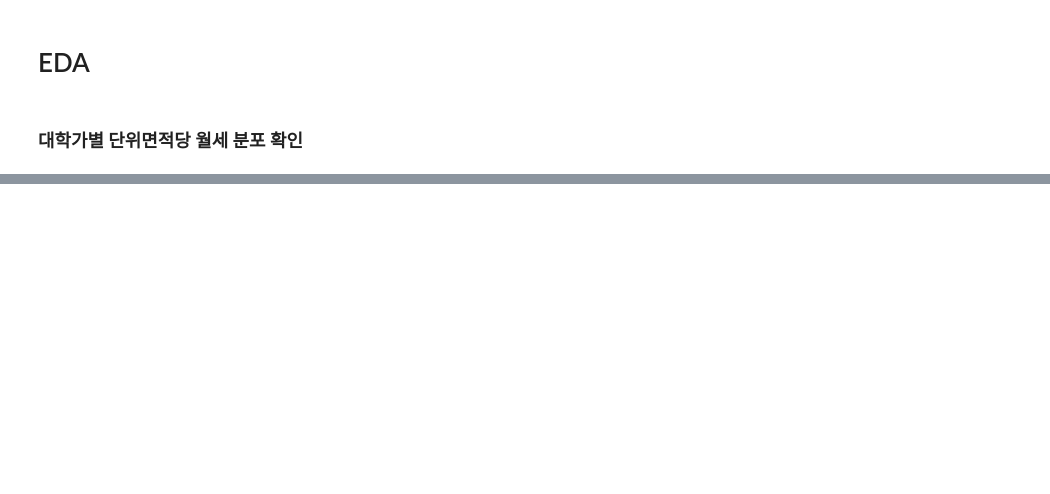
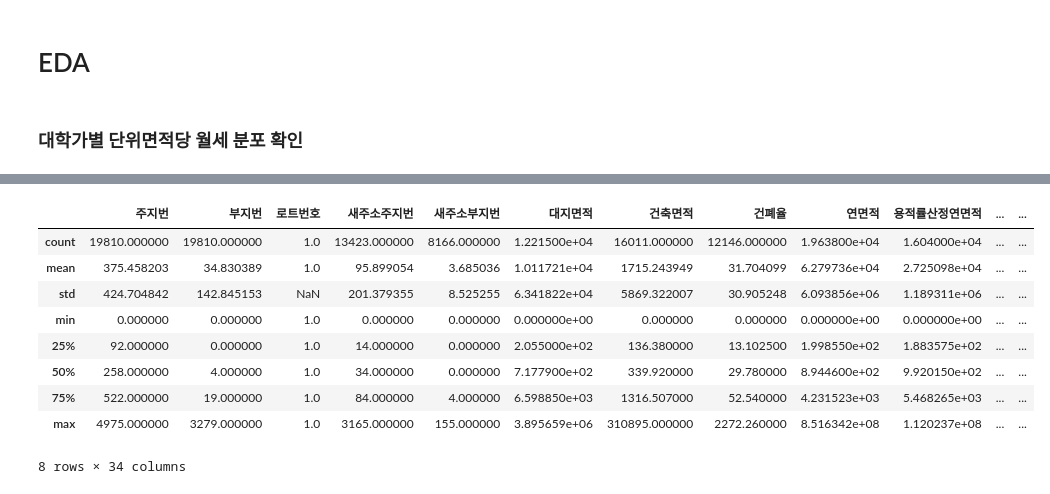
Before and after one commit to Jongseok103/UOS-Assignments, a Jupyter notebook: Statistics for Data Science/SDS_Assignment01/EDA.ipynb, the cells around one changed output, grey strips where cells are left out. Saved outputs shown, nothing was run; the diff lists cells and outputs as text; code cells hidden in the pictures; blank space fills up the shorter version.

Commit message:
Add code
using Chpater 02 : data  and sample distribution

```diff
--- a/Statistics for Data Science/SDS_Assignment01/EDA.ipynb
+++ b/Statistics for Data Science/SDS_Assignment01/EDA.ipynb
@@ -378,0 +530,3 @@ Passing `palette` without assigning `hue` is deprecated and will be removed in v
+# %%
+file_path = './Data/서울시 건축물대장 총괄표제부'
+data = pd.read_csv(file_path + '.csv', encoding='cp949', low_memory=False)
@@ -378,0 +553,13 @@ Passing `palette` without assigning `hue` is deprecated and will be removed in v
+# %%
+data.describe()
+# %% [output]
+|  | 주지번 | 부지번 | 로트번호 | 새주소주지번 | 새주소부지번 | 대지면적 | 건축면적 | 건폐율 | 연면적 | 용적률산정연면적 | ... | ... |
+| count | 19810.000000 | 19810.000000 | 1.0 | 13423.000000 | 8166.000000 | 1.221500e+04 | 16011.000000 | 12146.000000 | 1.963800e+04 | 1.604000e+04 | ... | ... |
+| mean | 375.458203 | 34.830389 | 1.0 | 95.899054 | 3.685036 | 1.011721e+04 | 1715.243949 | 31.704099 | 6.279736e+04 | 2.725098e+04 | ... | ... |
+| std | 424.704842 | 142.845153 | NaN | 201.379355 | 8.525255 | 6.341822e+04 | 5869.322007 | 30.905248 | 6.093856e+06 | 1.189311e+06 | ... | ... |
+| min | 0.000000 | 0.000000 | 1.0 | 0.000000 | 0.000000 | 0.000000e+00 | 0.000000 | 0.000000 | 0.000000e+00 | 0.000000e+00 | ... | ... |
+| 25% | 92.000000 | 0.000000 | 1.0 | 14.000000 | 0.000000 | 2.055000e+02 | 136.380000 | 13.102500 | 1.998550e+02 | 1.883575e+02 | ... | ... |
+| 50% | 258.000000 | 4.000000 | 1.0 | 34.000000 | 0.000000 | 7.177900e+02 | 339.920000 | 29.780000 | 8.944600e+02 | 9.920150e+02 | ... | ... |
+| 75% | 522.000000 | 19.000000 | 1.0 | 84.000000 | 4.000000 | 6.598850e+03 | 1316.507000 | 52.540000 | 4.231523e+03 | 5.468265e+03 | ... | ... |
+| max | 4975.000000 | 3279.000000 | 1.0 | 3165.000000 | 155.000000 | 3.895659e+06 | 310895.000000 | 2272.260000 | 8.516342e+08 | 1.120237e+08 | ... | ... |
+8 rows × 34 columns
```
Also changed, not shown: parts of 30 cells of this notebook, 5 other files.
